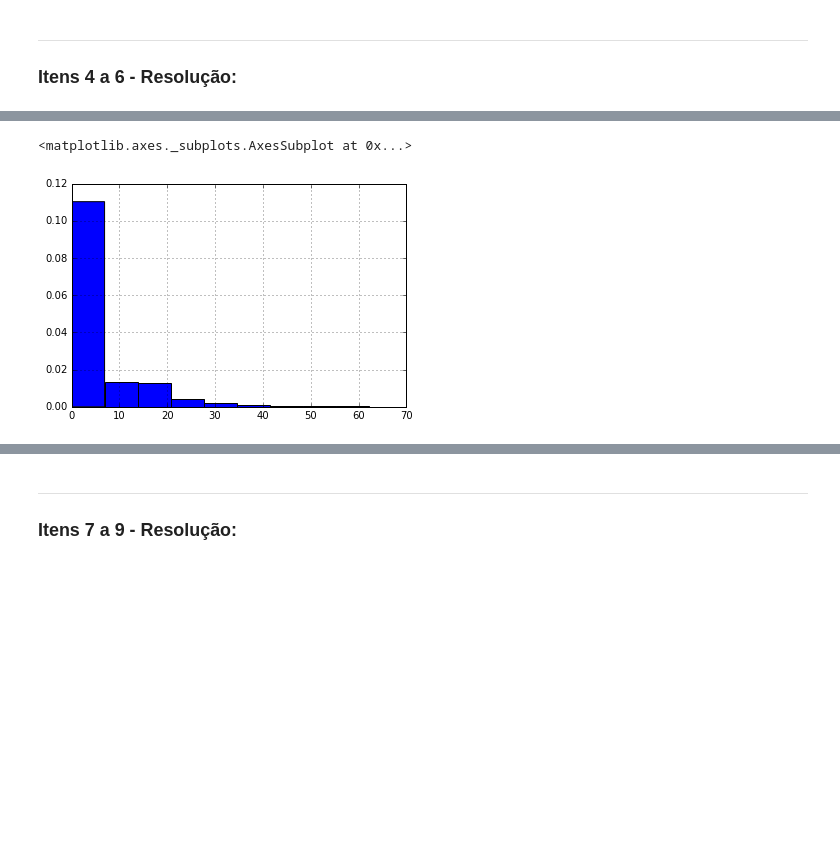
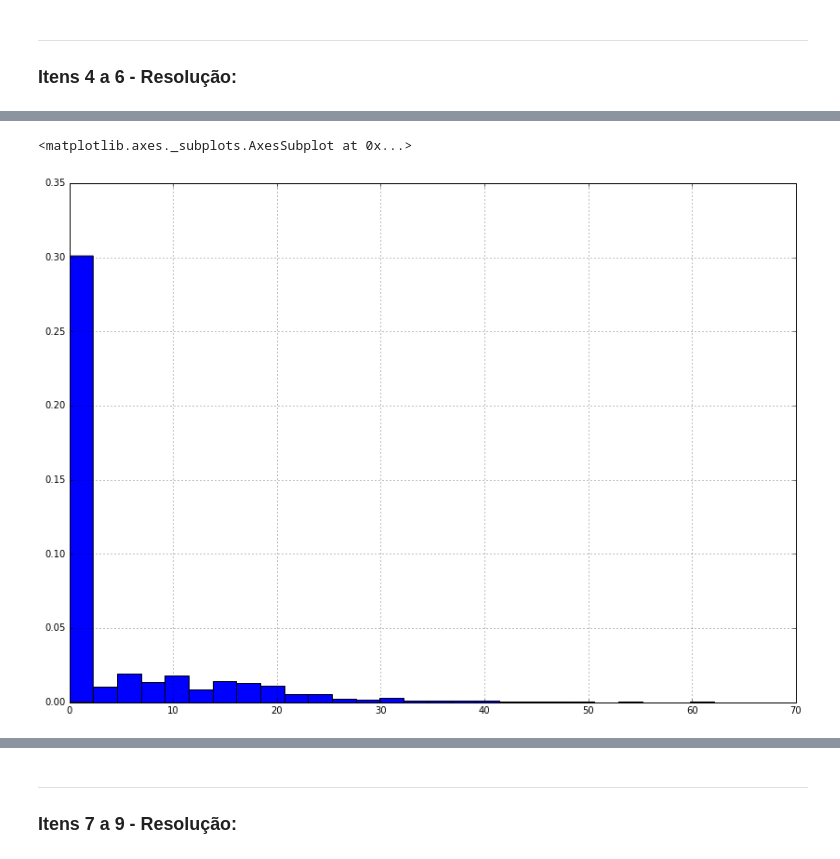
Before and after one commit to carletti/CD, a Jupyter notebook: Mini-Projeto1/MiniProjeto1.ipynb, the cells around one changed output, grey strips where cells are left out. Saved outputs shown, nothing was run; the diff lists cells and outputs as text; code cells hidden in the pictures; blank space fills up the shorter version.

```diff
--- a/Mini-Projeto1/MiniProjeto1.ipynb
+++ b/Mini-Projeto1/MiniProjeto1.ipynb
@@ -74,6 +74,6 @@ computadores.hist(normed=True)
 # %%
-computadores[computadores<70].hist(normed=True)
+computadores[computadores<70].hist(normed=True, bins = 30, figsize=(14,10))
 # %% [output]
 <matplotlib.axes._subplots.AxesSubplot at 0x...>
-[figure, old version]
+[figure, new version]
 # %%
```
Also changed, not shown: parts of 6 cells of this notebook.
